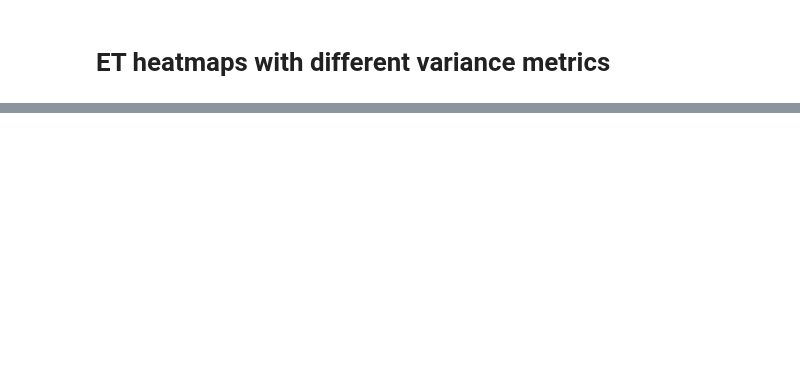
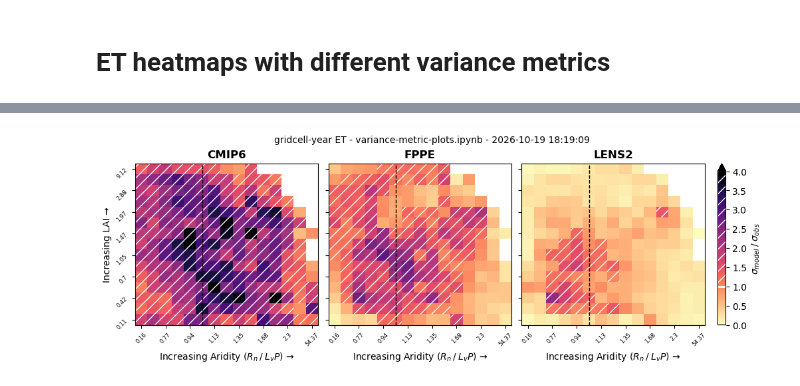
Before and after one commit to bbuchovecky/et_unc, a Jupyter notebook: notebooks/variance-metric-plots.ipynb, the cells around one changed output, grey strips where cells are left out. Cells and saved outputs as stored; diff of their text form; code cells hidden in the pictures; blank space fills up the shorter version.

```diff
--- a/notebooks/variance-metric-plots.ipynb
+++ b/notebooks/variance-metric-plots.ipynb
@@ -28,12 +14,24 @@ for f in sorted((PLUMBER_ROOT / "flux").iterdir()):
+# %%
+def finish(fig):
+    tnow = datetime.now().strftime("%Y-%m-%d %H:%M:%S")
+    fig.suptitle(f"{'climatological ET' if ET_CLIM else 'gridcell-year ET'} - variance-metric-plots.ipynb - {tnow}", x=0.5, ha="center", fontsize=10)
 # %%
+FAMILIES = list(cfg.FAMILIES) + ["plumber"]
+ET_CLIM = False
+TAG = "qbin_pooled_all.1deg.199501-201412"
+
 pool_all = {}
 n_mem = {}
 sigma_mem = {}
 mu_mem = {}
 cv_mem = {}
 
-for fam in cfg.FAMILIES:
-    pool_all[fam] = xr.open_dataset(cfg.PROC_ROOT / fam / "qbin" / f"{fam}.et.qbin_pooled_all.1deg.199501-201412.nc")
+for fam in FAMILIES:
+    pool_all[fam] = xr.open_dataset(cfg.PROC_ROOT / fam / "qbin" / f"{fam}.et{'_clim' if ET_CLIM else ''}.{TAG}.nc")
+
+    if fam == "plumber":
+        pool_all[fam] = pool_all[fam].rename({"lai_pr_rn": "member"})
+
     et_mean = pool_all[fam].et.sel(stats="mean")
     n_mem[fam] =  pool_all[fam].et.sel(stats="count").sum(dim="member")
     if fam == "cmip":
@@ -49,3 +47,7 @@ for fam in cfg.FAMILIES:
         sigma_mem[fam] = et_mean.std(dim="member")
         mu_mem[fam] = et_mean.mean(dim="member")
     cv_mem[fam] = sigma_mem[fam] / mu_mem[fam]
+
+r_cmip_obs = sigma_mem["cmip"] / sigma_mem["obs"]
+r_fppe_obs = sigma_mem["fppe"] / sigma_mem["obs"]
+r_lens_obs = sigma_mem["lens"] / sigma_mem["obs"]
@@ -108,0 +193,43 @@ axes[3, 1].remove()
+# %%
+vmin = 0
+vmax = 4
+cmap = "magma_r"
+r_obs_thresh = 1
+
+fig, axs = plt.subplots(1, 3, figsize=(10, 3.5), sharex=True, sharey=True, layout="constrained")
+r_cmip_obs.plot(ax=axs[0], cmap=cmap, vmin=vmin, vmax=vmax, add_colorbar=False, add_labels=False)
+r_fppe_obs.plot(ax=axs[1], cmap=cmap, vmin=vmin, vmax=vmax, add_colorbar=False, add_labels=False)
+mp = r_lens_obs.plot(ax=axs[2], cmap=cmap, vmin=vmin, vmax=vmax, add_colorbar=False, add_labels=False)
+
+for ax, da, label in zip(axs, [r_cmip_obs, r_fppe_obs, r_lens_obs], ["CMIP6", "FPPE", "LENS2"]):
+    mappable = da.plot(ax=ax, cmap=cmap, vmin=vmin, vmax=vmax, add_colorbar=False, add_labels=False)
+    ax.pcolor(
+        da.x_bin,
+        da.y_bin,
+        da.where(da > r_obs_thresh),
+        facecolor="none", edgecolor="white", hatch="//", linewidth=0,
+    )
+    ax.axvline(da.x_bin.sel(x_bin_center=1, method="nearest"), ls="--", c="k", lw=1)
+    ax.set_xticks(np.arange(0, 15, 2))
+    ax.set_yticks(np.arange(0, 15, 2))
+    ax.set_xticklabels(np.round(da.x_bin_center.values, 2)[::2], fontsize=6, rotation=45)
+    ax.set_yticklabels(np.round(da.y_bin_center.values, 2)[::2], fontsize=6, rotation=45)
+    ax.set_xlabel("Increasing Aridity ($R_n \\: / \\: L_v P$) →")
+    ax.set_title(label, fontsize=12, fontweight="bold")
+
+axs[0].set_ylabel("Increasing LAI →")
+
+cb = fig.colorbar(mappable, ax=axs, label="$\\sigma_{model} \\: / \\: \\sigma_{obs}$", pad=0.02, extend="max")
+cb.ax.axhline(r_obs_thresh, lw=2, c="white")
+cb.ax.axhspan(
+    r_obs_thresh,
+    vmax,
+    facecolor="none", edgecolor="white",
+    hatch="//", linewidth=0,
+)
+
+finish(fig)
+fout = cfg.FIG_ROOT / "all" / f"all.et{'_clim' if ET_CLIM else ''}.{TAG}.constrain_ratio.png"
+fig.savefig(fout, dpi=cfg.DPI)
+# %% [output]
+[figure, added]
```
Also changed, not shown: parts of 7 cells of this notebook, 10 other files.
